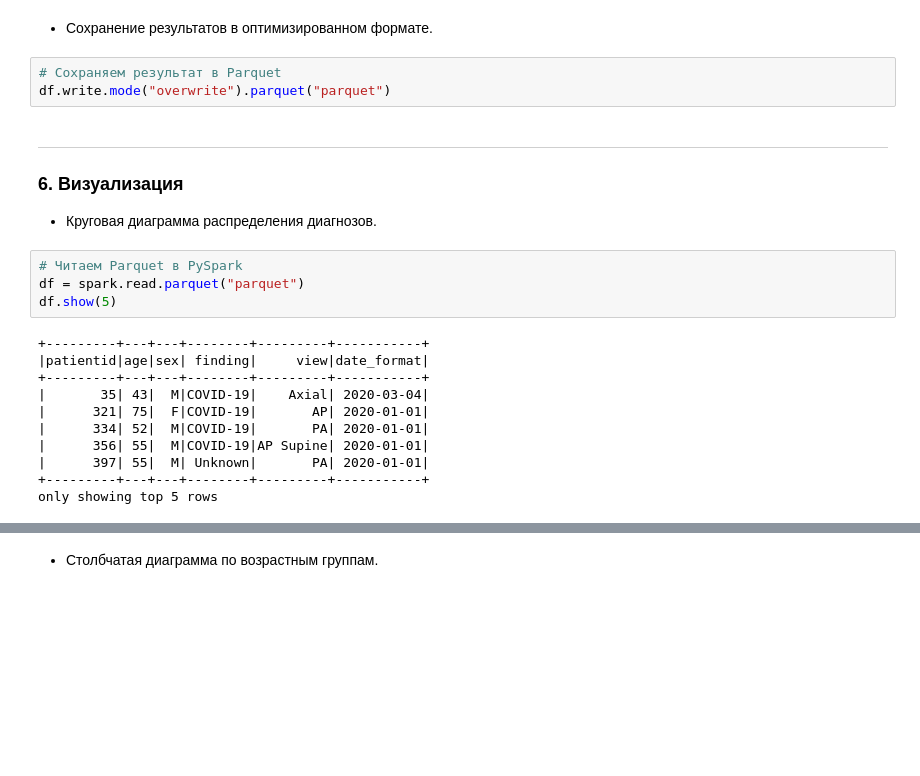
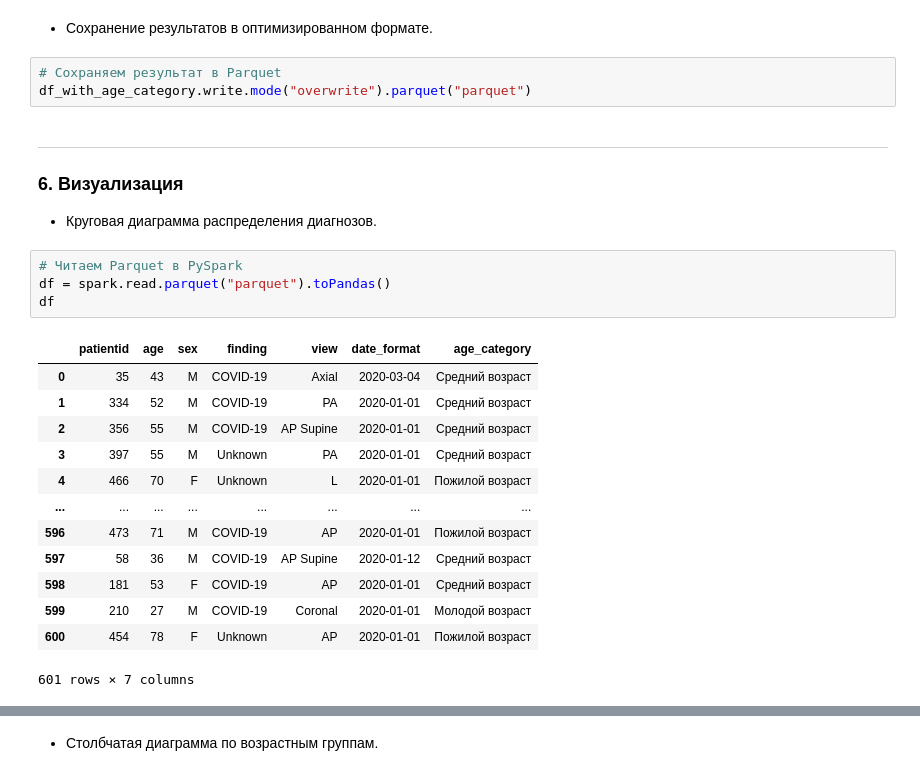
Before and after one commit to KVTur23/big_data_infrastructure, a Jupyter notebook: project/project_TuranosovKV.ipynb, the cells around one changed output, grey strips where cells are left out. Drawn from its saved outputs; the diff is of its cells as text; blank space fills up the shorter version.

```diff
--- a/project/project_TuranosovKV.ipynb
+++ b/project/project_TuranosovKV.ipynb
@@ -794,25 +793,28 @@ only showing top 20 rows
 - Сохранение результатов в оптимизированном формате.
 # %%
 # Сохраняем результат в Parquet
-df.write.mode("overwrite").parquet("parquet")
+df_with_age_category.write.mode("overwrite").parquet("parquet")
 # %% [markdown]
 ___
 ### 6. Визуализация
 - Круговая диаграмма распределения диагнозов.
 # %%
 # Читаем Parquet в PySpark
-df = spark.read.parquet("parquet")
-df.show(5)
+df = spark.read.parquet("parquet").toPandas()
+df
 # %% [output]
+|  | patientid | age | sex | finding | view | date_format | age_category |
+| 0 | 35 | 43 | M | COVID-19 | Axial | 2020-03-04 | Средний возраст |
+| 1 | 334 | 52 | M | COVID-19 | PA | 2020-01-01 | Средний возраст |
+| 2 | 356 | 55 | M | COVID-19 | AP Supine | 2020-01-01 | Средний возраст |
+| 3 | 397 | 55 | M | Unknown | PA | 2020-01-01 | Средний возраст |
+| 4 | 466 | 70 | F | Unknown | L | 2020-01-01 | Пожилой возраст |
+| ... | ... | ... | ... | ... | ... | ... | ... |
+| 596 | 473 | 71 | M | COVID-19 | AP | 2020-01-01 | Пожилой возраст |
+| 597 | 58 | 36 | M | COVID-19 | AP Supine | 2020-01-12 | Средний возраст |
+| 598 | 181 | 53 | F | COVID-19 | AP | 2020-01-01 | Средний возраст |
+| 599 | 210 | 27 | M | COVID-19 | Coronal | 2020-01-01 | Молодой возраст |
+| 600 | 454 | 78 | F | Unknown | AP | 2020-01-01 | Пожилой возраст |
-+---------+---+---+--------+---------+-----------+
-|patientid|age|sex| finding|     view|date_format|
-+---------+---+---+--------+---------+-----------+
-|       35| 43|  M|COVID-19|    Axial| 2020-03-04|
-|      321| 75|  F|COVID-19|       AP| 2020-01-01|
-|      334| 52|  M|COVID-19|       PA| 2020-01-01|
-|      356| 55|  M|COVID-19|AP Supine| 2020-01-01|
-|      397| 55|  M| Unknown|       PA| 2020-01-01|
-+---------+---+---+--------+---------+-----------+
-only showing top 5 rows
+601 rows × 7 columns
 # %%
 # Подсчитываем количество каждого диагноза
```
Also changed, not shown: parts of 21 cells of this notebook.
